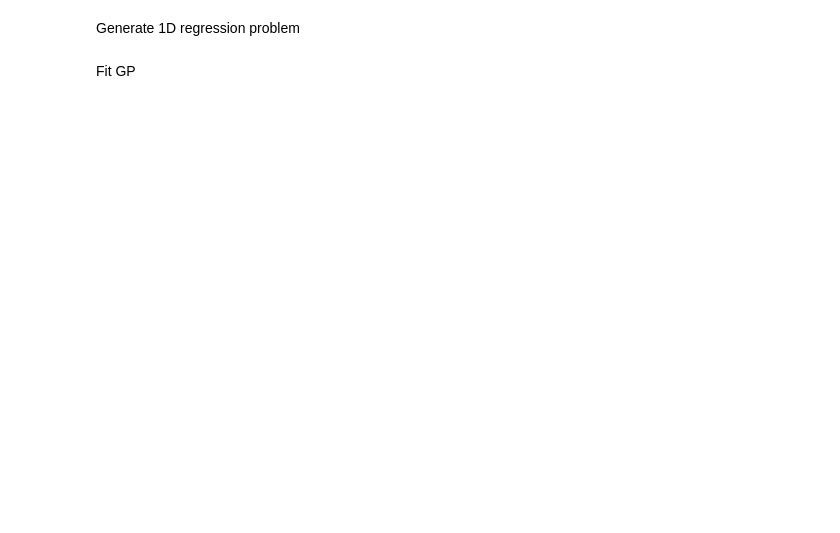
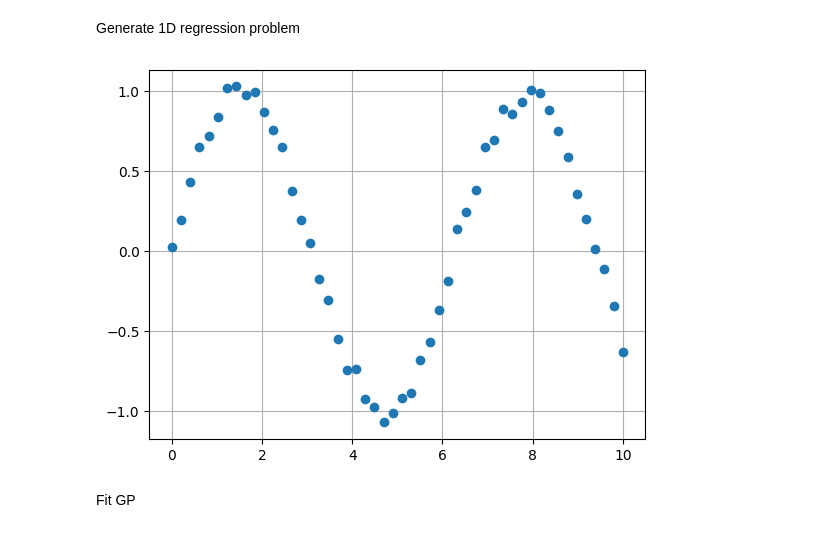
Before and after one commit to plgreenLIRU/lazy_GP, a Jupyter notebook: examples/demo_1D.ipynb, the cells around one changed output. Saved outputs shown, nothing was run; the diff lists cells and outputs as text; code cells hidden in the pictures; blank space fills up the shorter version.

```diff
--- a/examples/demo_1D.ipynb
+++ b/examples/demo_1D.ipynb
@@ -13,6 +13,13 @@ X = np.linspace(0, 10, N)[:, np.newaxis]
 X_star = np.linspace(0, 10, 100)[:, np.newaxis]
 y = np.sin(X[:, 0]) + sigma * np.random.randn(N)
 y_star = np.sin(X_star[:, 0]) + sigma * np.random.randn(len(X_star))
+# %%
+fig, ax = plt.subplots()
+ax.plot(X, y, 'o')
+ax.grid()
+plt.show()
+# %% [output]
+[figure, added]
 # %% [markdown]
 Fit GP
 # %%
```
Also changed, not shown: parts of 5 cells of this notebook, 1 other file.
